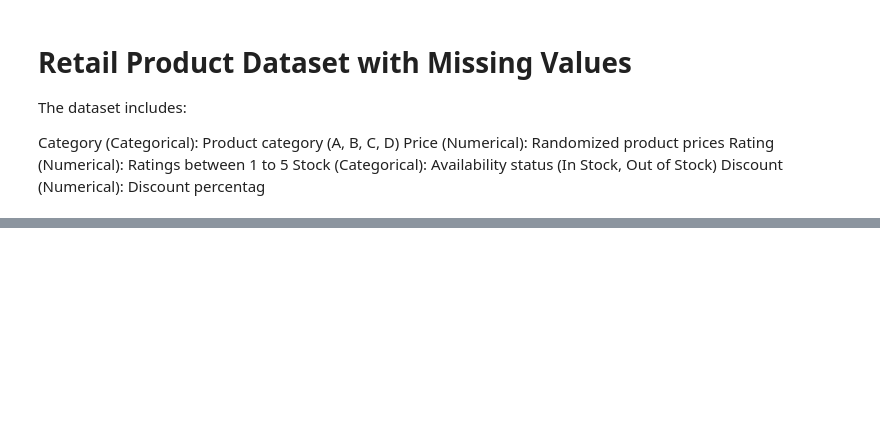
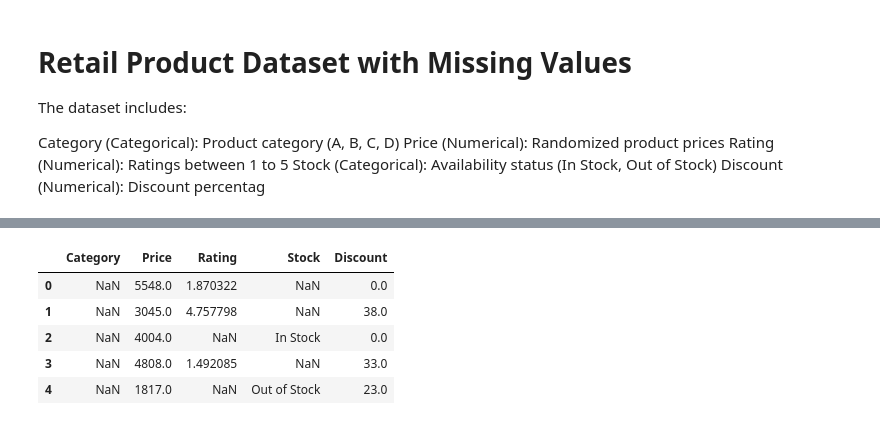
Before and after one commit to RodolfoQuintanilla/RegrecionesLineales, a Jupyter notebook: Clase 2/clase2.ipynb, the cells around one changed output, grey strips where cells are left out. Cells and saved outputs as stored; diff of their text form; code cells hidden in the pictures; blank space fills up the shorter version.

```diff
--- a/Clase 2/clase2.ipynb
+++ b/Clase 2/clase2.ipynb
@@ -31,0 +54,11 @@ print("Hola mundo")
+# %%
+df = pd.read_csv(r"C:\Users\yered\OneDrive\Escritorio\Cursos\Machine Learning con Python\RegrecionesLineales\Clase 2\synthetic_dataset.csv")
+# %%
+df.head()
+# %% [output]
+|  | Category | Price | Rating | Stock | Discount |
+| 0 | NaN | 5548.0 | 1.870322 | NaN | 0.0 |
+| 1 | NaN | 3045.0 | 4.757798 | NaN | 38.0 |
+| 2 | NaN | 4004.0 | NaN | In Stock | 0.0 |
+| 3 | NaN | 4808.0 | 1.492085 | NaN | 33.0 |
+| 4 | NaN | 1817.0 | NaN | Out of Stock | 23.0 |
```
Also changed, not shown: parts of 18 cells of this notebook.
